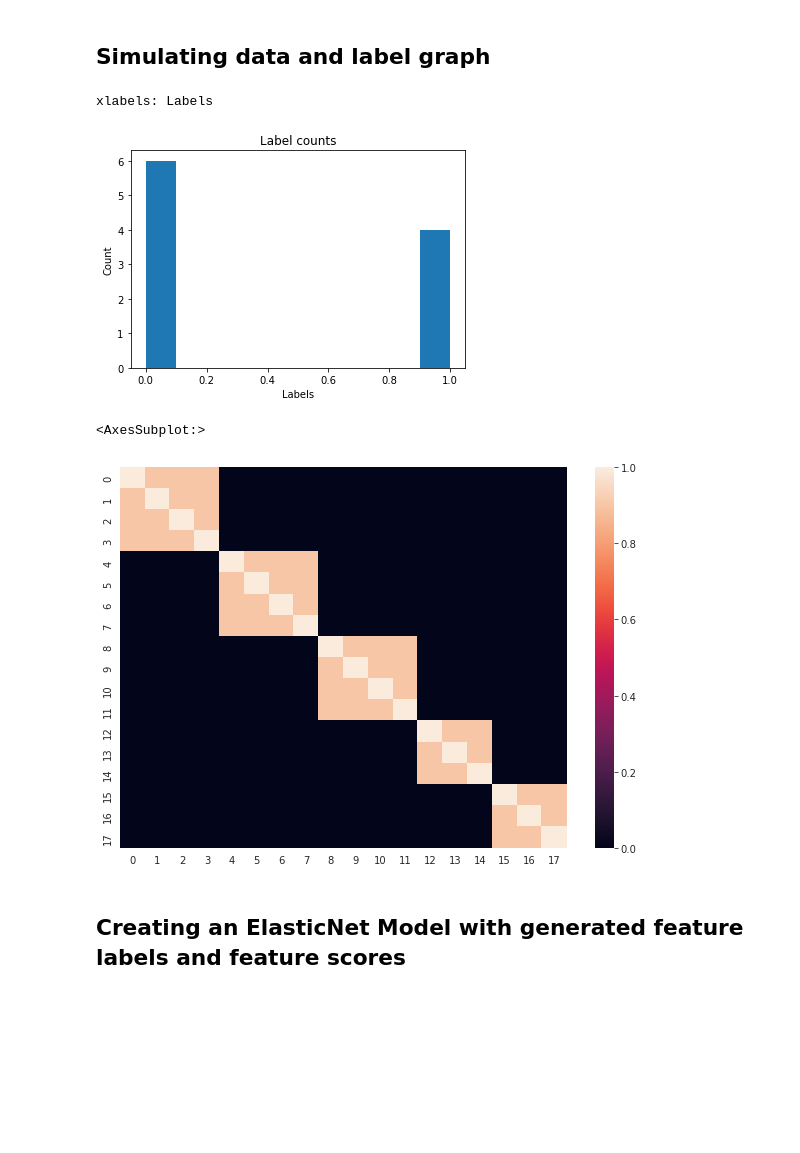
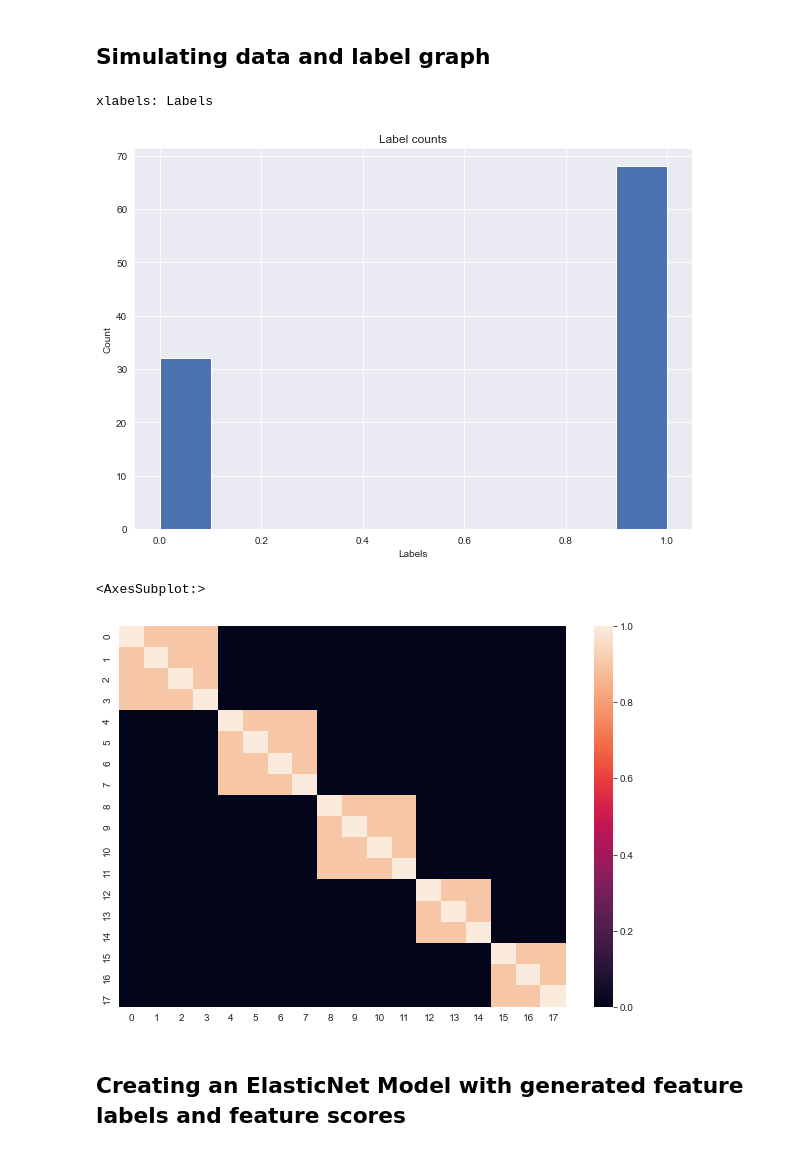
Before and after one commit to axiomcura/simulated_data_test, a Jupyter notebook: practice/simulate_practice_2.ipynb, the cells around one changed output. Drawn from its saved outputs; the diff is of its cells as text; code cells hidden in the pictures; blank space fills up the shorter version.

```diff
--- a/practice/simulate_practice_2.ipynb
+++ b/practice/simulate_practice_2.ipynb
@@ -19,18 +20,18 @@ warnings.filterwarnings("ignore")
 ## Simulating data and label graph
 # %%
 # simulate data
-X, y, info_dict = simulate_ll(n=10, p=20, uncorr_frac=0.1, num_groups=5)
+X, y, info_dict = simulate_ll(n=100, p=20, uncorr_frac=0.1, num_groups=5)
 
 # plotting labels
 ax = plt.subplot()
 plt.hist(y)
 ax.set_xlabel("Labels")
 ax.set_ylabel("Count")
 ax.set_title("Label counts")
 print("xlabels: {}".format(ax.get_xlabel()))
 # %% [output]
 xlabels: Labels
-[figure, old version]
+[figure, new version]
 # %%
 # generated covariance matrix and plotting it
 # -- this is the same shown as the notebook
@@ -39,7 +40,7 @@ sns.set({"figure.figsize" : (10, 7)})
 sns.heatmap(cov_matrix)
 # %% [output]
 <AxesSubplot:>
-[figure, old version]
+[figure, new version]
 # %% [markdown]
 ## Creating an ElasticNet Model with generated feature labels and feature scores
 # %%
```
Also changed, not shown: parts of 3 cells of this notebook.
